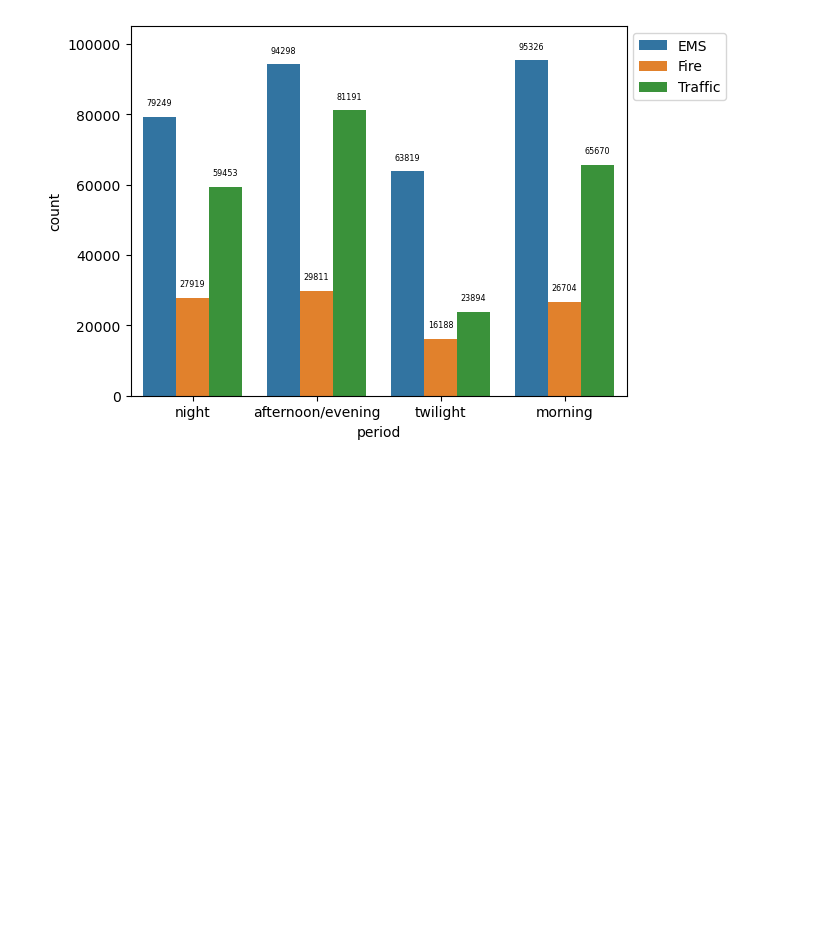
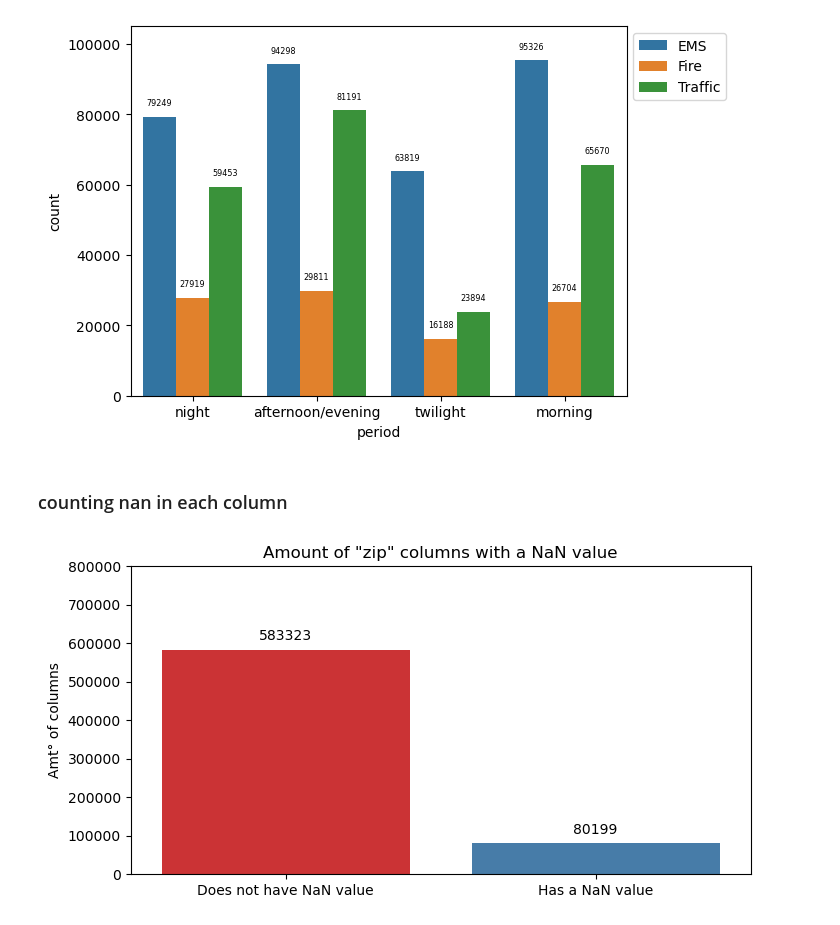
Before and after one commit to leofrio/911-calls-data-analysis, a Jupyter notebook: 911calls.ipynb, the cells around one changed output. Drawn from its saved outputs; the diff is of its cells as text; code cells hidden in the pictures; blank space fills up the shorter version.

Commit message:
making comparative graph of nan values

```diff
--- a/911calls.ipynb
+++ b/911calls.ipynb
@@ -308,3 +308,22 @@ plt.legend(bbox_to_anchor=(1, 1))
 plt.show()
 # %% [output]
 [figure]
+# %% [markdown]
+### counting nan in each column
+# %%
+df['has_nan'] = df['zip'].isna().astype(int)
+has_nan_counts = df['has_nan'].value_counts()
+plt.figure(figsize=(8, 4))
+ax=sns.barplot(x=has_nan_counts.index, y=has_nan_counts.values, palette='Set1')
+for p in ax.patches:
+    height_int = int(p.get_height())  # Convert the height to an integer
+    ax.annotate(f'{height_int}', (p.get_x() + p.get_width() / 2., p.get_height()),
+                ha='center', va='center', xytext=(0, 10), textcoords='offset points', size="medium")
+ax.set_ylim(0.0,800000)
+plt.title('Amount of "zip" columns with a NaN value')
+plt.xlabel('')
+plt.ylabel('Amt° of columns')
+plt.xticks([0, 1], ['Does not have NaN value', 'Has a NaN value'])
+plt.show()
+# %% [output]
+[figure, added]
```
